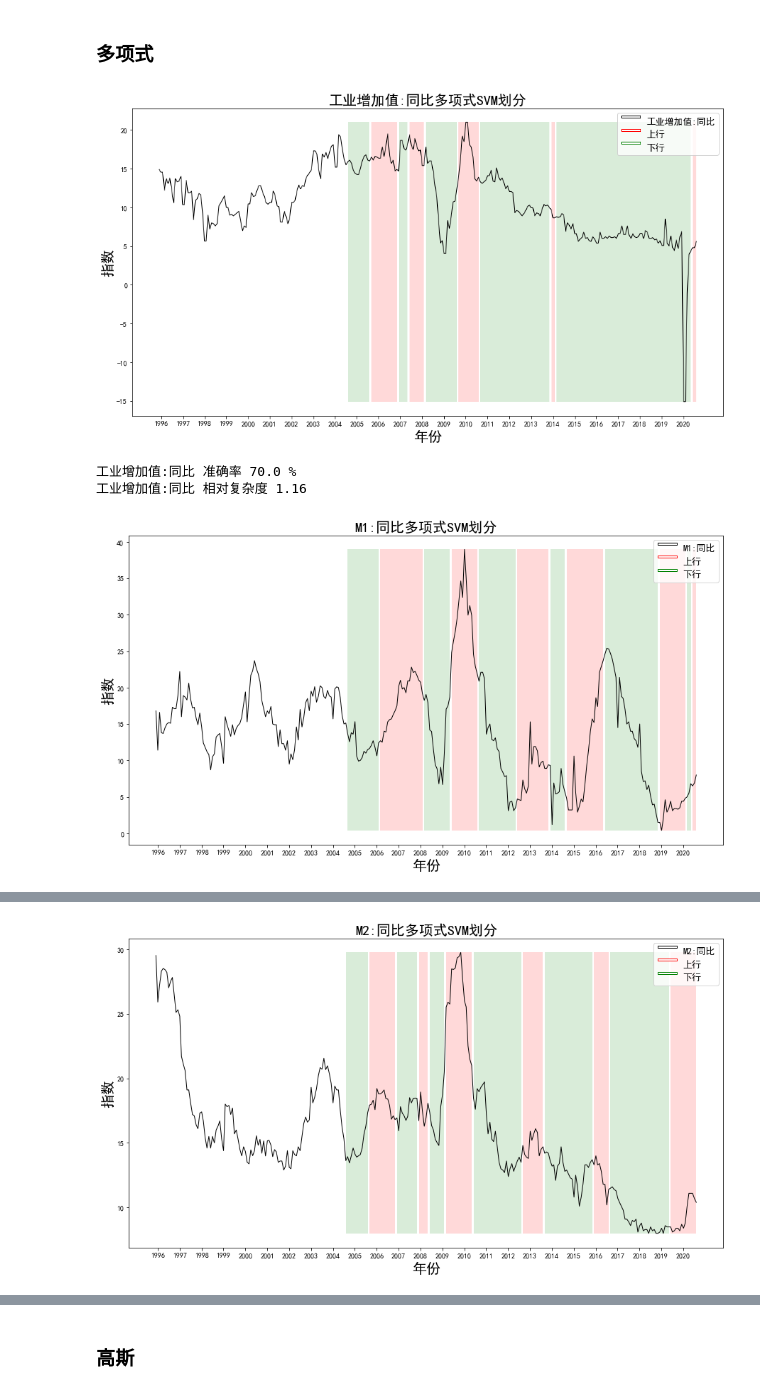
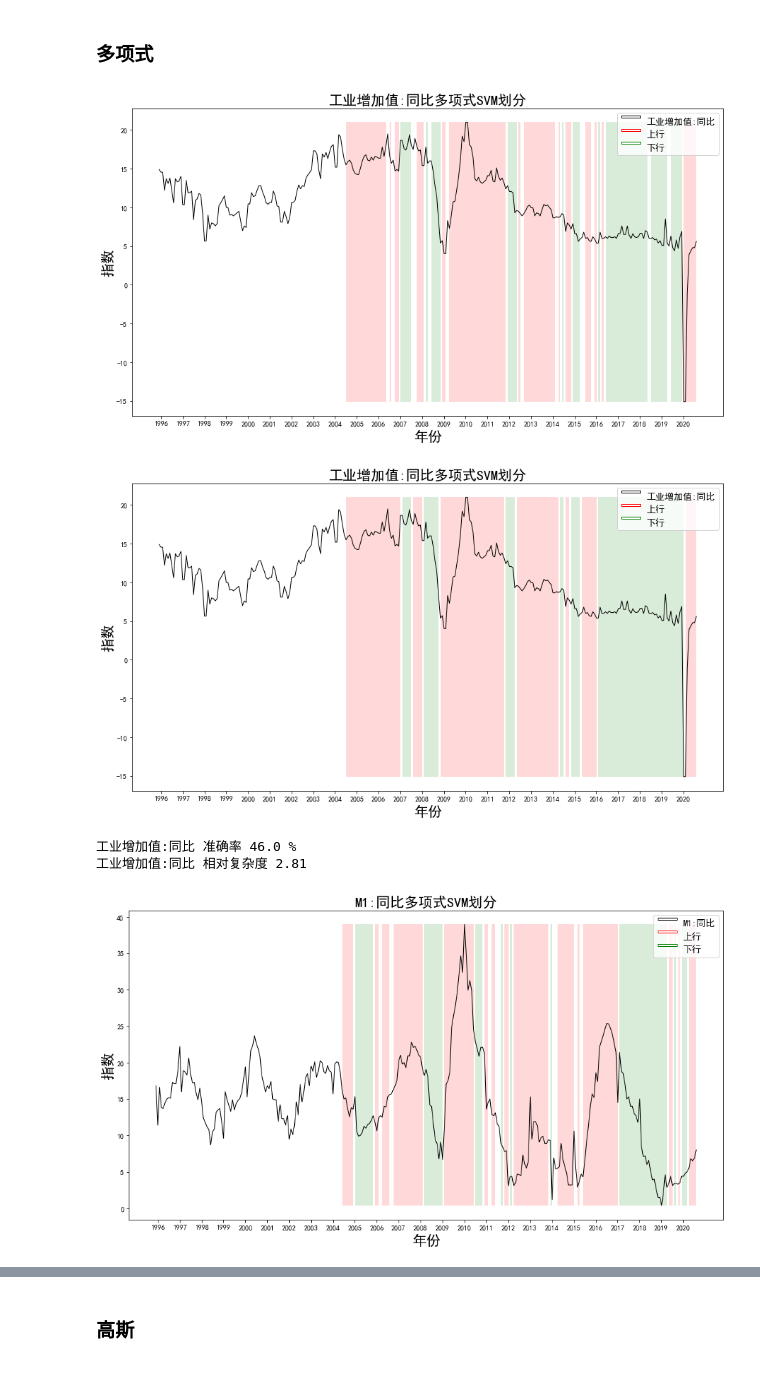
Before and after one commit to LimboRift/wkzq, a Jupyter notebook: ForsenSmug.ipynb, the cells around one changed output, grey strips where cells are left out. Saved outputs shown, nothing was run; the diff lists cells and outputs as text; code cells hidden in the pictures.

```diff
--- a/ForsenSmug.ipynb
+++ b/ForsenSmug.ipynb
@@ -812,6 +833,6 @@ for ii in range(len(data)):
     print(list(d_om)[ii],'准确率', eval('a'+str(c)),'%')
     print(list(d_om)[ii],'相对复杂度', eval('c'+str(c)))
 
-    name.append(m_name+list(d_om)[ii])
+r_name.append(m_name)
 # %% [output]
 [figure]
@@ -859,6 +877,6 @@ for ii in range(len(data)):
     print(list(d_om)[ii],'准确率', eval('a'+str(c)),'%')
     print(list(d_om)[ii],'相对复杂度', eval('c'+str(c)))
 
-    name.append(m_name+list(d_om)[ii])
+r_name.append(m_name)
 # %% [output]
 [figure]
@@ -906,6 +921,6 @@ for ii in range(len(data)):
     print(list(d_om)[ii],'准确率', eval('a'+str(c)),'%')
     print(list(d_om)[ii],'相对复杂度', eval('c'+str(c)))
 
-    name.append(m_name+list(d_om)[ii])
+r_name.append(m_name)
 # %% [output]
 [figure]
@@ -1032,38 +996,39 @@ for ii in range(len(data)):
         cur_ud = und(data[ii][:i+1], w_fast, w_slow)[l-1:-w_slow]
         l_ud = len(cur_ud)
         _svm2.fit(  data_bond[:l_ud],  cur_ud )
         svm_res =  _svm2.predict(  [data_bond[i-l+1]]  )[0]
         svm_prd.append(svm_res)
 
     _res = []
 
-    supa_plot(d_w, svm_prd, ii, m_name)
+    supa_plot(d_om, svm_prd, ii, m_name)
     svm_prd = svm_prd[::-1]
 
     for i in range(0, len(svm_prd), step):
         if i+step >= (len(svm_prd) - 1):
             _res += [-(-1) ** (sum(svm_prd[i:i+step]) >= 0)]*(len(svm_prd)-1-i)
             break
         else:
             _res += [-(-1) ** (sum(svm_prd[i:i+step]) >= 0)]*step
 
     _res = _res[::-1]
 
-    supa_plot(d_w, _res, ii, m_name)
+    supa_plot(d_om, _res, ii, m_name)
 
     temp_l = len(_res[:-w_slow])
 
     c += 1
 
     exec('a' + str(c) + '= 100*acc(_res[:-w_slow],ud'+str(ii)+'[:-w_slow][-temp_l:])')
     exec('c' + str(c) + '= round(100*cpx(_res)/bc'+str(ii)+',2)')
 
-    print(list(d_w)[ii],'准确率', eval('a'+str(c)),'%')
-    print(list(d_w)[ii],'相对复杂度', eval('c'+str(c)))
+    print(list(d_om)[ii],'准确率', eval('a'+str(c)),'%')
+    print(list(d_om)[ii],'相对复杂度', eval('c'+str(c)))
 
-    name.append(m_name+list(d_w)[ii])
+r_name.append(m_name)
 # %% [output]
 [figure]
+[figure, new version]
-工业增加值:同比 准确率 70.0 %
-工业增加值:同比 相对复杂度 1.16
+工业增加值:同比 准确率 46.0 %
+工业增加值:同比 相对复杂度 2.81
-[figure, old version]
+[figure, new version]
@@ -1072 +1037,0 @@ M1:同比 相对复杂度 1.31
-[figure, old version]
```
Also changed, not shown: parts of 25 cells of this notebook, 9 other files.
